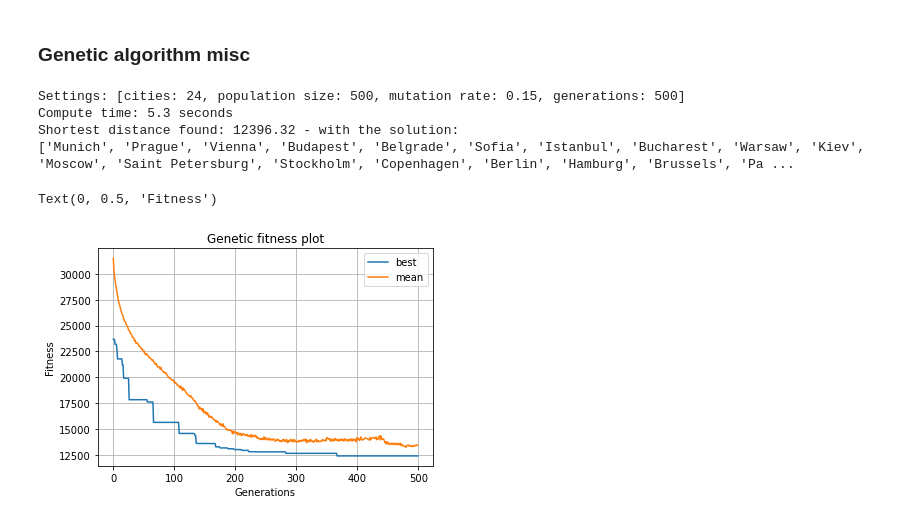
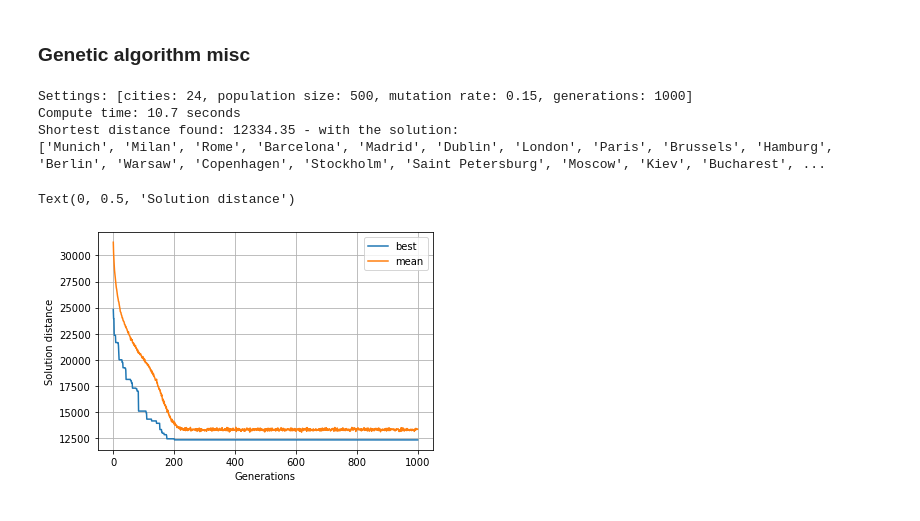
Before and after one commit to jorgenwh/travelling-salesman-problem, a Jupyter notebook: tsp.ipynb, the cells around one changed output. Drawn from its saved outputs; the diff is of its cells as text; code cells hidden in the pictures.

```diff
--- a/tsp.ipynb
+++ b/tsp.ipynb
@@ -81,7 +81,7 @@ def exhaustive(cities: List[str]) -> Tuple[List[str], float]:
     return shortest_solution, shortest_distance
 # %%
 # test exhaustive search
-num_cities = 12
+num_cities = 10
 
 s = time.time()
 solution, distance = exhaustive(cities[:num_cities])
@@ -327,28 +327,27 @@ def genetic_algorithm(cities: List[str], population_size=500, mutation_rate=0.15
 # %%
 num_cities = 24
 population_size = 500
 mutation_rate = 0.15
-generations = 500
+generations = 1000
 
 s = time.time()
 solution, distance, data = genetic_algorithm(cities[:num_cities], population_size, mutation_rate, generations)
 t = time.time() - s
 
 print(f"Settings: [cities: {num_cities}, population size: {population_size}, mutation rate: {mutation_rate}, generations: {generations}]")
 print(f"Compute time: {round(t, 1)} seconds")
 print(f"Shortest distance found: {round(distance, 3)} - with the solution:\n{solution}\n\n")
 
 plt.plot([i for i in range(len(data["best_distance"]))], data["best_distance"], label="best")
 plt.plot([i for i in range(len(data["mean_distance"]))], data["mean_distance"], label="mean")
 plt.legend()
 plt.grid()
-plt.title("Genetic fitness plot")
 plt.xlabel("Generations")
-plt.ylabel("Fitness")
+plt.ylabel("Solution distance")
 # %% [output]
-Settings: [cities: 24, population size: 500, mutation rate: 0.15, generations: 500]
-Compute time: 5.3 seconds
-Shortest distance found: 12396.32 - with the solution:
-['Munich', 'Prague', 'Vienna', 'Budapest', 'Belgrade', 'Sofia', 'Istanbul', 'Bucharest', 'Warsaw', 'Kiev', 'Moscow', 'Saint Petersburg', 'Stockholm', 'Copenhagen', 'Berlin', 'Hamburg', 'Brussels', 'Pa ...
+Settings: [cities: 24, population size: 500, mutation rate: 0.15, generations: 1000]
+Compute time: 10.7 seconds
+Shortest distance found: 12334.35 - with the solution:
+['Munich', 'Milan', 'Rome', 'Barcelona', 'Madrid', 'Dublin', 'London', 'Paris', 'Brussels', 'Hamburg', 'Berlin', 'Warsaw', 'Copenhagen', 'Stockholm', 'Saint Petersburg', 'Moscow', 'Kiev', 'Bucharest', ...
-Text(0, 0.5, 'Fitness')
+Text(0, 0.5, 'Solution distance')
-[figure, old version]
+[figure, new version]
```
Also changed, not shown: parts of 1 cell of this notebook, 14 other files.
